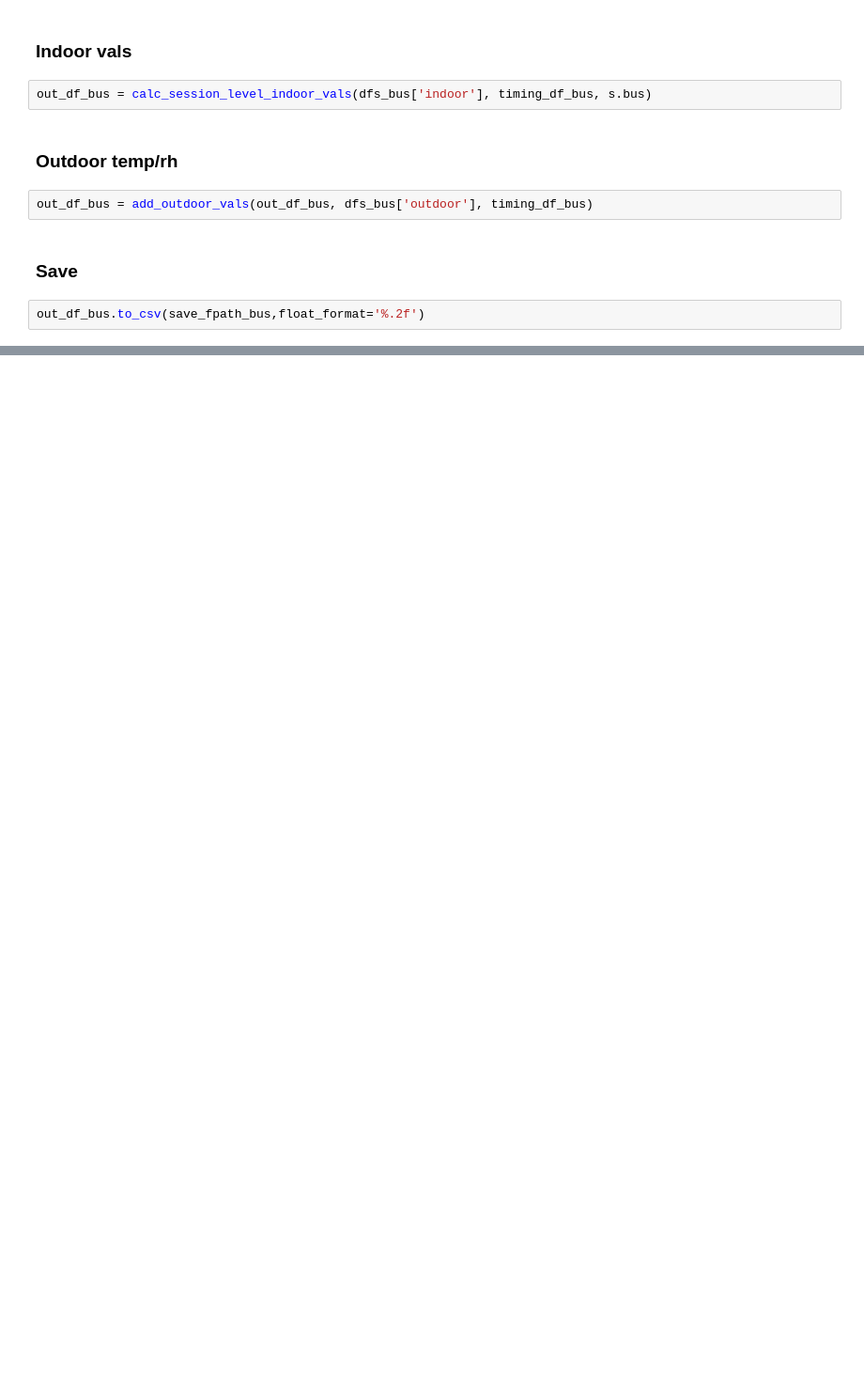
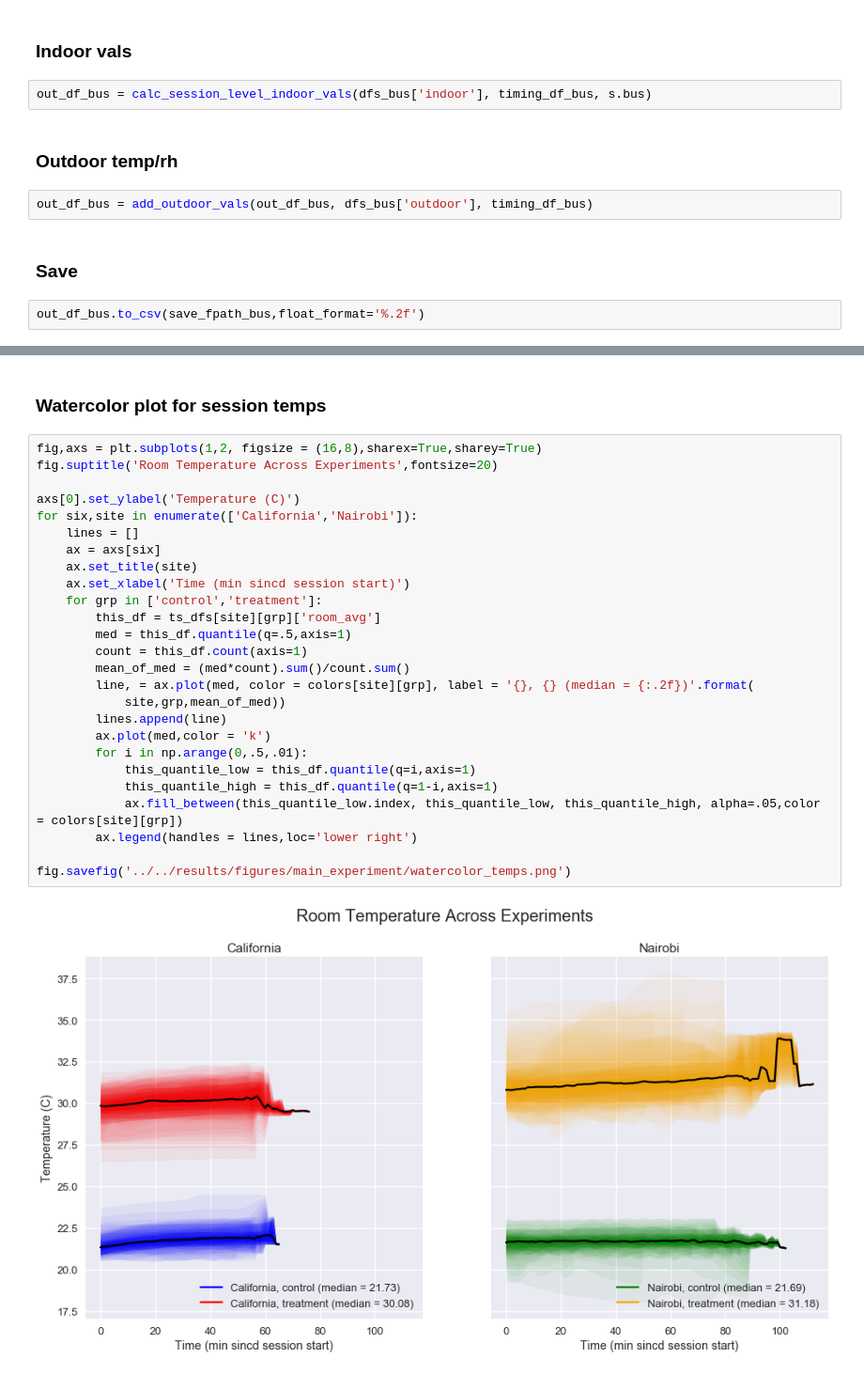
Before and after one commit to bolliger32/berkeley_temp_behavior, a Jupyter notebook: code/notebooks/concatenate_meas.ipynb, the cells around one changed output, grey strips where cells are left out. Shown at 94% size. Drawn from its saved outputs; the diff is of its cells as text; blank space fills up the shorter version.

```diff
--- a/code/notebooks/concatenate_meas.ipynb
+++ b/code/notebooks/concatenate_meas.ipynb
@@ -219,0 +383,30 @@ out_df_bus.to_csv(save_fpath_bus,float_format='%.2f')
+# %% [markdown]
+### Watercolor plot for session temps
+# %%
+fig,axs = plt.subplots(1,2, figsize = (16,8),sharex=True,sharey=True)
+fig.suptitle('Room Temperature Across Experiments',fontsize=20)
+
+axs[0].set_ylabel('Temperature (C)')
+for six,site in enumerate(['California','Nairobi']):
+    lines = []
+    ax = axs[six]
+    ax.set_title(site)
+    ax.set_xlabel('Time (min sincd session start)')
+    for grp in ['control','treatment']:
+        this_df = ts_dfs[site][grp]['room_avg']
+        med = this_df.quantile(q=.5,axis=1)
+        count = this_df.count(axis=1)
+        mean_of_med = (med*count).sum()/count.sum()
+        line, = ax.plot(med, color = colors[site][grp], label = '{}, {} (median = {:.2f})'.format(
+            site,grp,mean_of_med))
+        lines.append(line)
+        ax.plot(med,color = 'k')
+        for i in np.arange(0,.5,.01):
+            this_quantile_low = this_df.quantile(q=i,axis=1)
+            this_quantile_high = this_df.quantile(q=1-i,axis=1)
+            ax.fill_between(this_quantile_low.index, this_quantile_low, this_quantile_high, alpha=.05,color = colors[site][grp])
+        ax.legend(handles = lines,loc='lower right')
+
+fig.savefig('../../results/figures/main_experiment/watercolor_temps.png')
+# %% [output]
+[figure, added]
```
Also changed, not shown: parts of 17 cells of this notebook.
